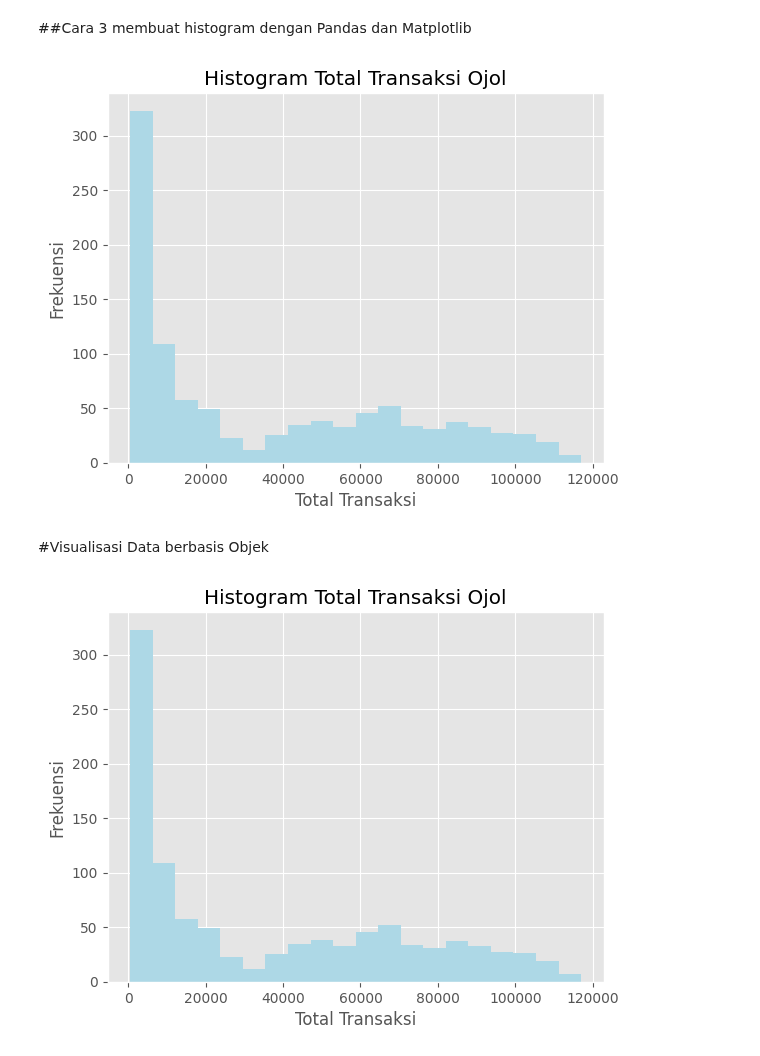
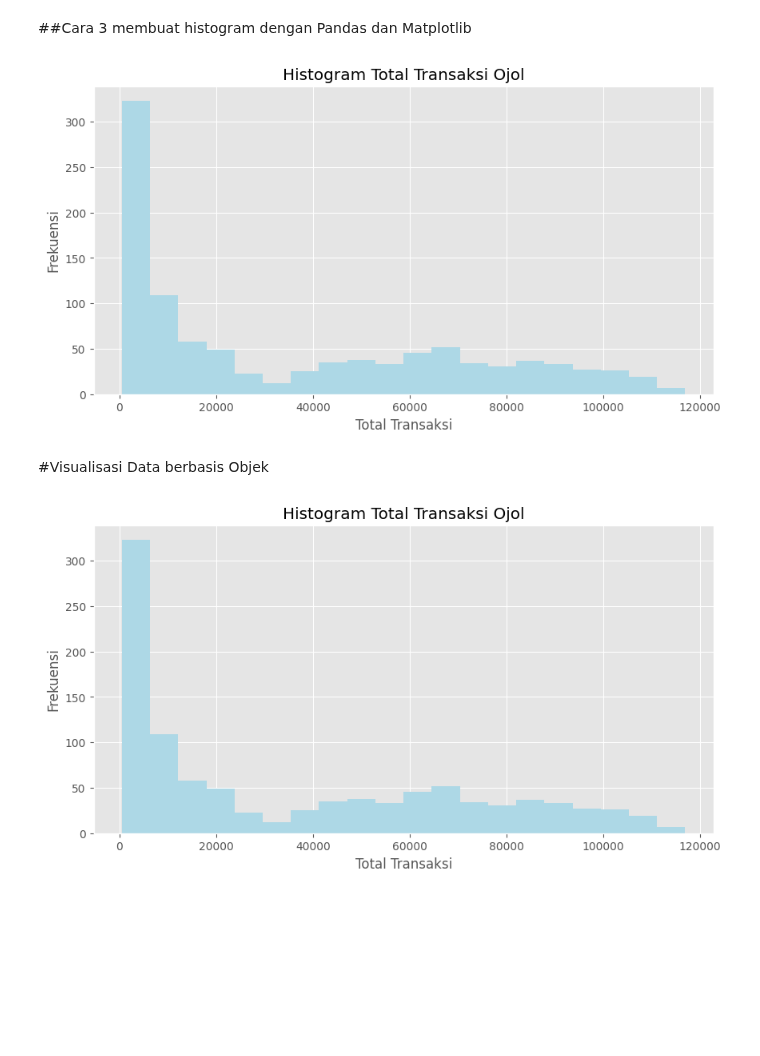
Before and after one commit to IdhamAbidinKaisilay/BelajarDataAnalyst, a Jupyter notebook: Pandas_VisualisasiData.ipynb, the cells around one changed output. Drawn from its saved outputs; the diff is of its cells as text; code cells hidden in the pictures; blank space fills up the shorter version.

```diff
--- a/Pandas_VisualisasiData.ipynb
+++ b/Pandas_VisualisasiData.ipynb
@@ -45,19 +45,20 @@ plt.show()
 # %% [markdown]
 ##Cara 3 membuat histogram dengan Pandas dan Matplotlib
 # %%
+plt.figure(figsize=(10,5))
 df['transaction_amount_total'].plot(kind='hist', bins=20, color='lightblue')
 
 plt.title('Histogram Total Transaksi Ojol')
 plt.xlabel('Total Transaksi')
 plt.ylabel('Frekuensi')
 
 plt.show()
 # %% [output]
-[figure, old version]
+[figure, new version]
 # %% [markdown]
 #Visualisasi Data berbasis Objek
 # %%
-plot_total = df['transaction_amount_total'].plot(kind='hist', bins=20, color='lightblue')
+plot_total = df['transaction_amount_total'].plot(kind='hist', bins=20, color='lightblue', figsize=(10,5))
 
 plot_total.set_title('Histogram Total Transaksi Ojol')
 plot_total.set_xlabel('Total Transaksi')
@@ -65,4 +66,4 @@ plot_total.set_ylabel('Frekuensi')
 
 plt.show()
 # %% [output]
-[figure, old version]
+[figure, new version]
```
